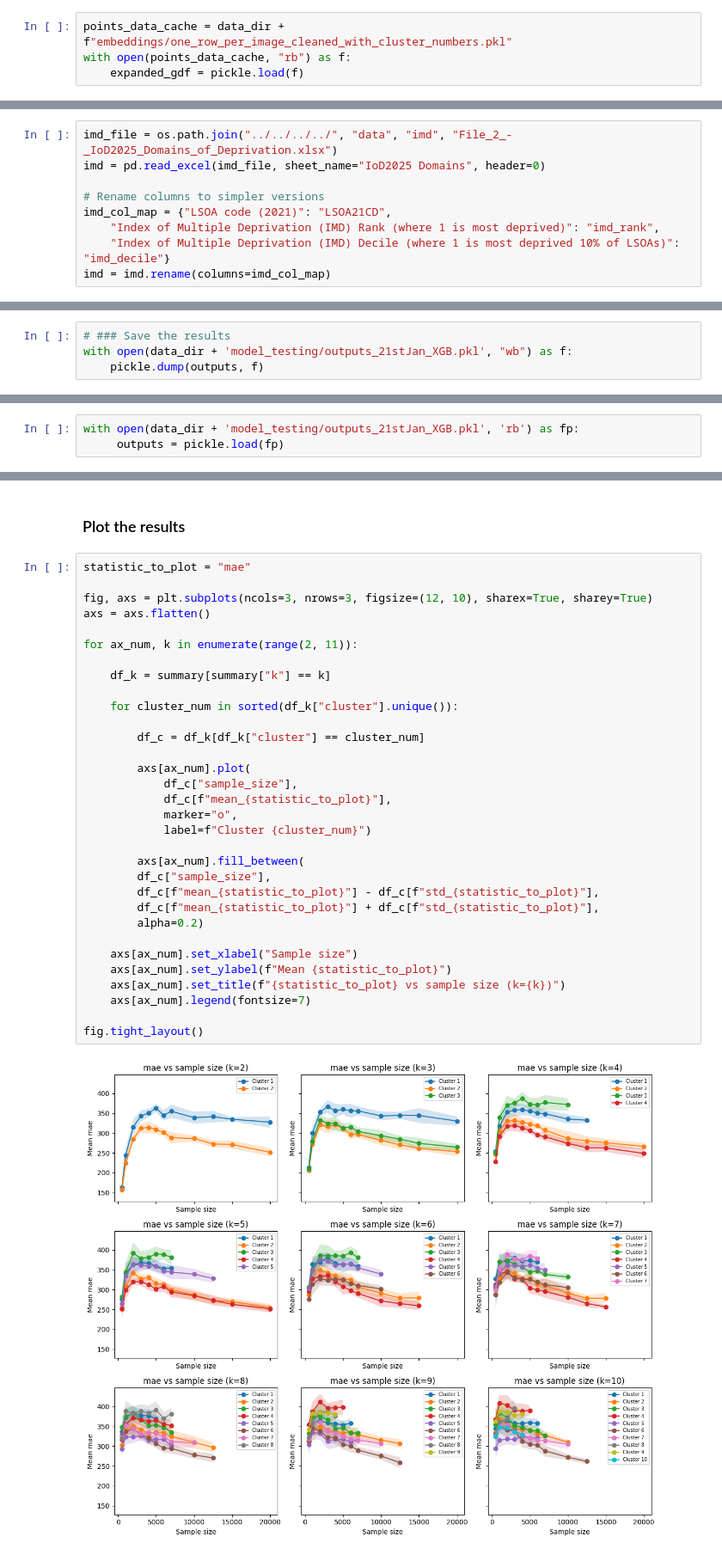
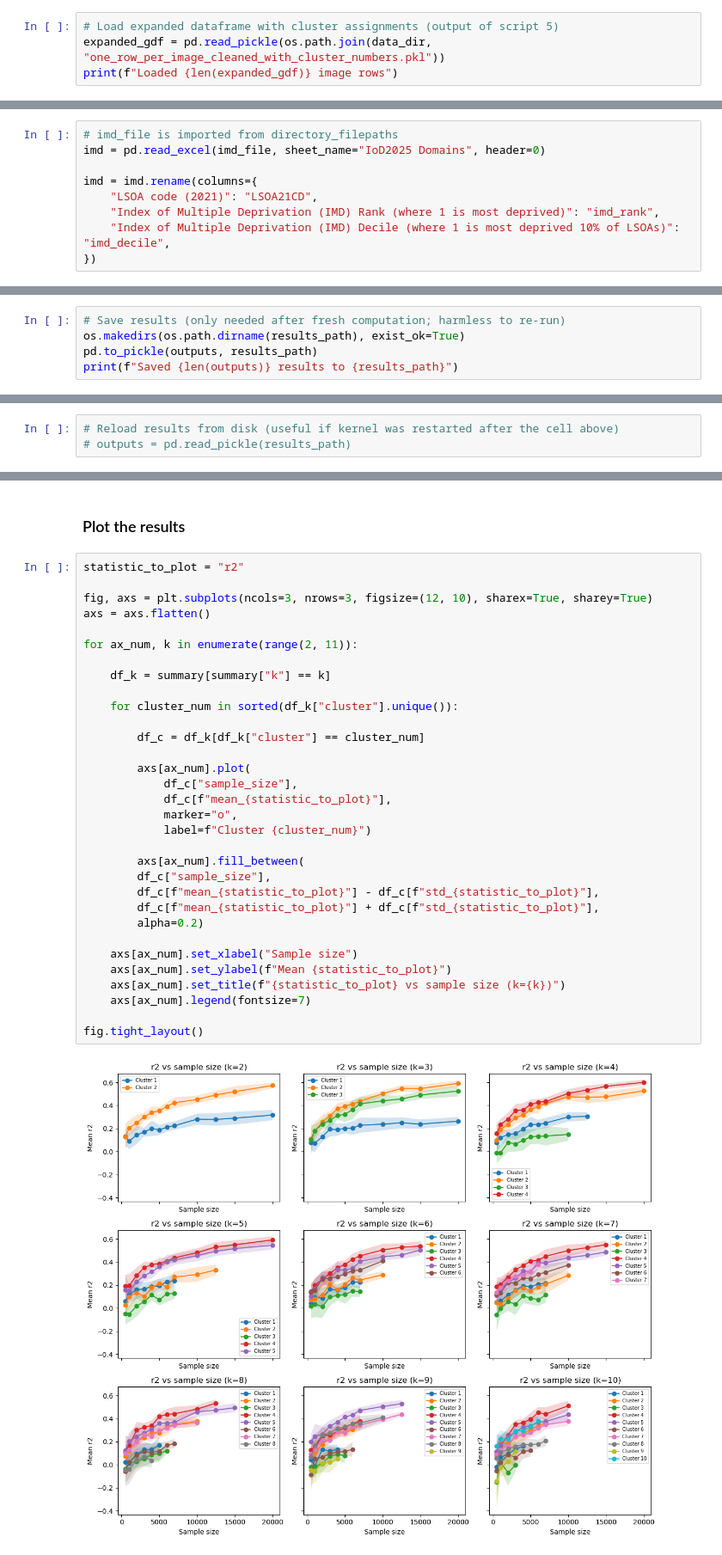
Before and after one commit to Urban-Analytics/INTEGRATE, a Jupyter notebook: llm/python/Embeddings/CLIP/WithClustering/6-TestModelOverClusters_ControlledForSampleSize.ipynb, the cells around one changed output, grey strips where cells are left out. Shown at 86% size. Saved outputs shown, nothing was run; the diff lists cells and outputs as text.

```diff
--- a/llm/python/Embeddings/CLIP/WithClustering/6-TestModelOverClusters_ControlledForSampleSize.ipynb
+++ b/llm/python/Embeddings/CLIP/WithClustering/6-TestModelOverClusters_ControlledForSampleSize.ipynb
@@ -80,6 +71,6 @@ Note: You have installed the 'manylinux2014' variant of XGBoost. Certain feature
 # %% [markdown]
 ### Get data
 # %%
-points_data_cache = data_dir + f"embeddings/one_row_per_image_cleaned_with_cluster_numbers.pkl"
-with open(points_data_cache, "rb") as f:
-    expanded_gdf = pickle.load(f)
+# Load expanded dataframe with cluster assignments (output of script 5)
+expanded_gdf = pd.read_pickle(os.path.join(data_dir, "one_row_per_image_cleaned_with_cluster_numbers.pkl"))
+print(f"Loaded {len(expanded_gdf)} image rows")
@@ -94,14 +87,14 @@ with open(points_data_cache, "rb") as f:
 # %% [markdown]
 ### Read in IMD data
 # %%
-imd_file = os.path.join("../../../../", "data", "imd", "File_2_-_IoD2025_Domains_of_Deprivation.xlsx")
+# imd_file is imported from directory_filepaths
 imd = pd.read_excel(imd_file, sheet_name="IoD2025 Domains", header=0)
 
-# Rename columns to simpler versions
-imd_col_map = {"LSOA code (2021)": "LSOA21CD",
+imd = imd.rename(columns={
+    "LSOA code (2021)": "LSOA21CD",
     "Index of Multiple Deprivation (IMD) Rank (where 1 is most deprived)": "imd_rank",
-    "Index of Multiple Deprivation (IMD) Decile (where 1 is most deprived 10% of LSOAs)": "imd_decile"}
-imd = imd.rename(columns=imd_col_map)
+    "Index of Multiple Deprivation (IMD) Decile (where 1 is most deprived 10% of LSOAs)": "imd_decile",
+})
 # %% [markdown]
 # Test model performance
 # %%
@@ -276,6 +248,7 @@ Results are subsequently aggregated across repeats to compute:
 - variability due to random subsampling
 - convergence behaviour of predictive performance with increasing data availability.
 # %%
-# ### Save the results
-with open(data_dir + 'model_testing/outputs_21stJan_XGB.pkl', "wb") as f:
-    pickle.dump(outputs, f)
+# Save results (only needed after fresh computation; harmless to re-run)
+os.makedirs(os.path.dirname(results_path), exist_ok=True)
+pd.to_pickle(outputs, results_path)
+print(f"Saved {len(outputs)} results to {results_path}")
@@ -282,3 +257,3 @@ with open(data_dir + 'model_testing/outputs_21stJan_XGB.pkl', "wb") as f:
 # %%
-with open(data_dir + 'model_testing/outputs_21stJan_XGB.pkl', 'rb') as fp:
-     outputs = pickle.load(fp)
+# Reload results from disk (useful if kernel was restarted after the cell above)
+# outputs = pd.read_pickle(results_path)
@@ -320,36 +293,36 @@ summary = (results_df.groupby(["k", "sample_size", "cluster"]).agg(mean_r2   = (
 # %% [markdown]
 ### Plot the results
 # %%
-statistic_to_plot = "mae"
+statistic_to_plot = "r2"
 
 fig, axs = plt.subplots(ncols=3, nrows=3, figsize=(12, 10), sharex=True, sharey=True)
 axs = axs.flatten()
 
 for ax_num, k in enumerate(range(2, 11)):
 
     df_k = summary[summary["k"] == k]
 
     for cluster_num in sorted(df_k["cluster"].unique()):
 
         df_c = df_k[df_k["cluster"] == cluster_num]
 
         axs[ax_num].plot(
             df_c["sample_size"],
             df_c[f"mean_{statistic_to_plot}"],
             marker="o",
             label=f"Cluster {cluster_num}")
 
         axs[ax_num].fill_between(
         df_c["sample_size"],
         df_c[f"mean_{statistic_to_plot}"] - df_c[f"std_{statistic_to_plot}"],
         df_c[f"mean_{statistic_to_plot}"] + df_c[f"std_{statistic_to_plot}"],
         alpha=0.2)
 
     axs[ax_num].set_xlabel("Sample size")
     axs[ax_num].set_ylabel(f"Mean {statistic_to_plot}")
     axs[ax_num].set_title(f"{statistic_to_plot} vs sample size (k={k})")
     axs[ax_num].legend(fontsize=7)
 
 fig.tight_layout()
 # %% [output]
-[figure, old version]
+[figure, new version]
```
Also changed, not shown: parts of 8 cells of this notebook.
